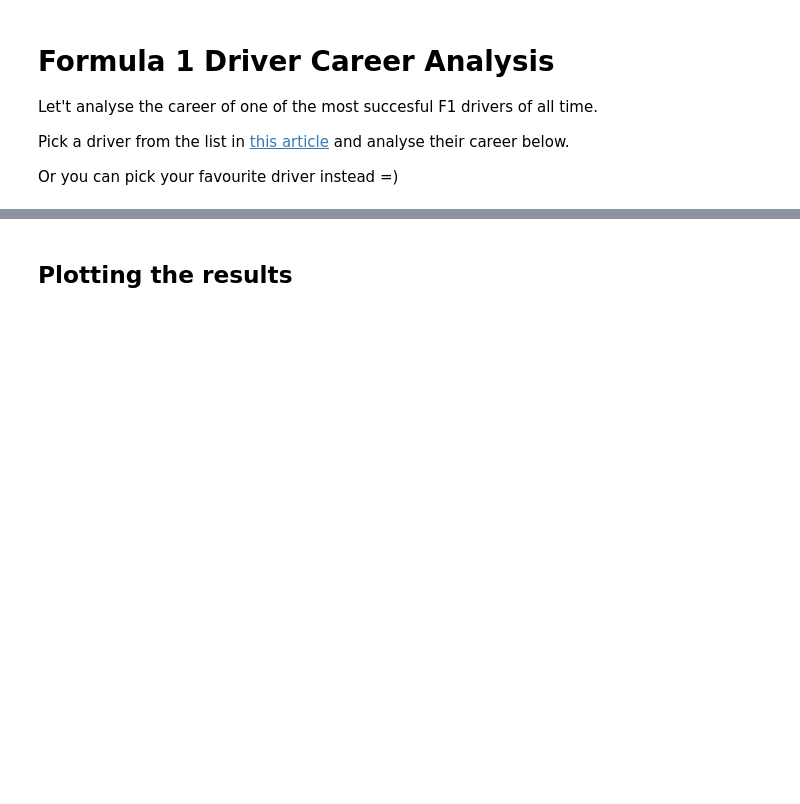
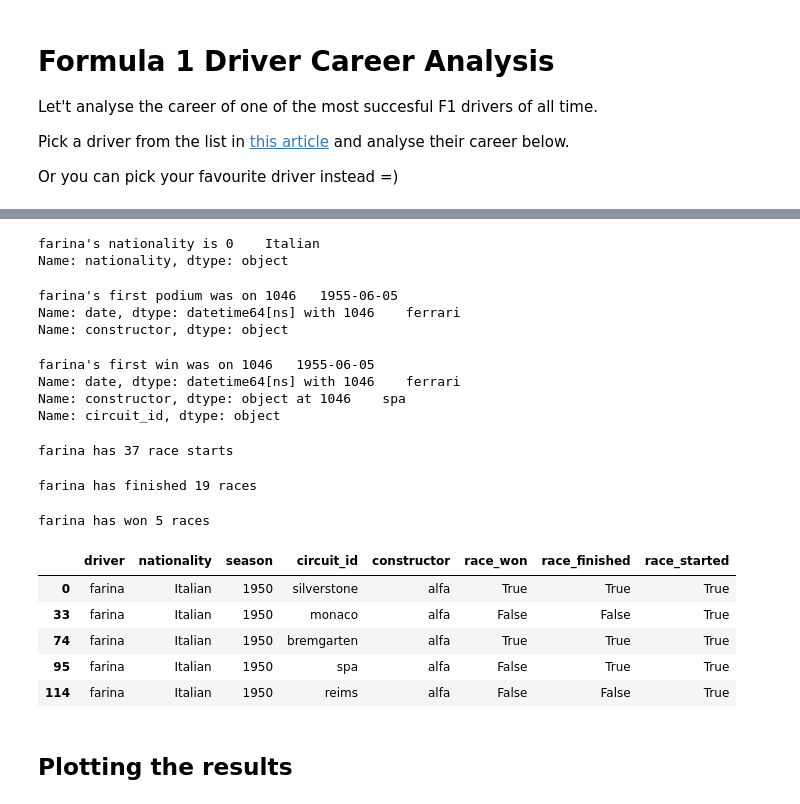
Before and after one commit to autrefois/bootcamp, a Jupyter notebook: 2022/python_workshop/notebooks/08_pandas.ipynb, the cells around one changed output, grey strips where cells are left out. Cells and saved outputs as stored; diff of their text form; code cells hidden in the pictures; blank space fills up the shorter version.

```diff
--- a/2022/python_workshop/notebooks/08_pandas.ipynb
+++ b/2022/python_workshop/notebooks/08_pandas.ipynb
@@ -906,60 +941,91 @@ f1_results['driver'].unique()
 # %%
 # which driver have you chosen?
-driver = '...'
+driver = 'farina'
 
 # what nationality is this driver?
-nationality = ...
+nationality = f1_results.query("driver == 'farina'")['nationality'].head(1)
 print(f"{driver}'s nationality is {nationality}")
+# %% [output]
+farina's nationality is 0    Italian
+Name: nationality, dtype: object
 # %%
 # when was his first race and for which constructor?
-races = ...
-first_race_date = ...
-first_race_constructor = ...
+f1_results = pd.read_csv('./resources/f1_results.csv', index_col=0, parse_dates = ['date'])
+first_race_date = f1_results.query("driver == 'farina'").sort_values(by = 'date', ascending = False).head(1)['date']
+first_race_constructor = f1_results.query("driver == 'farina'").sort_values(by = 'date', ascending = False).head(1)['constructor']
 print(f"{driver}'s first race was on {first_race_date} with {first_race_constructor}")
 # %%
 # when was his first podium + with which constructor?
 # keep in mind the driver may have been on the podium 0 times
-podiums = ...
-first_podium_date = ...
-first_podium_constructor = ...
+pd.read_csv('./resources/f1_results.csv', index_col=0, parse_dates = ['date'])
+# podiums = ...
+first_podium_date = f1_results.query("driver == 'farina' and podium <= 3").sort_values(by='date', ascending = False).head(1)['date']
+first_podium_constructor = f1_results.query("driver == 'farina' and podium <= 3").sort_values(by='date', ascending = False).head(1)['constructor']
 print(f"{driver}'s first podium was on {first_podium_date} with {first_podium_constructor}")
+# %% [output]
+farina's first podium was on 1046   1955-06-05
+Name: date, dtype: datetime64[ns] with 1046    ferrari
+Name: constructor, dtype: object
 # %%
 # what about his first win + with which constructor + which circuit?
 # keep in mind the driver may have won 0 races
-first_win = ...
-first_win_date = ...
-first_win_constructor = ...
-first_win_circuit = ...
+# first_win =
+# pd.read_csv('./resources/f1_results.csv', index_col=0, parse_dates = ['date'])
+first_win_date = f1_results.query("driver == @driver and podium == 3").sort_values(by='date', ascending = False).head(1)['date']
+first_win_constructor = f1_results.query("driver == @driver and podium == 3").sort_values(by='date', ascending = False).head(1)['constructor']
+first_win_circuit = f1_results.query("driver == @driver and podium == 3").sort_values(by='date', ascending = False).head(1)['circuit_id']
 print(f"{driver}'s first win was on {first_win_date} with {first_win_constructor} at {first_win_circuit}")
+# %% [output]
+farina's first win was on 1046   1955-06-05
+Name: date, dtype: datetime64[ns] with 1046    ferrari
+Name: constructor, dtype: object at 1046    spa
+Name: circuit_id, dtype: object
 # %%
 # how many race starts?
 # hint: check the Status is NOT one of Did not qualify, Did not prequalify, Not classified
-race_starts = ...
+# pd.read_csv('./resources/f1_results.csv', index_col=0, parse_dates = ['date'])
+race_starts = f1_results.query("driver == @driver and Status not in ['Did not qualify','Did not prequalify', 'Not classified']").count()['driver']
 print(f"{driver} has {race_starts} race starts")
+# %% [output]
+farina has 37 race starts
 # %%
 # how many of those races did he actually finished?
 # hint: look for Status Finished; for this exercise, we'll not consider other statuses as successful
-races_finished = ...
+races_finished = f1_results.query("driver == 'farina' and Status == 'Finished'").count()['driver']
 print(f"{driver} has finished {races_finished} races")
+# %% [output]
+farina has finished 19 races
 # %%
 # how many has he won?
-races_won = ...
+races_won = f1_results.query("driver == 'farina' and podium == 1").count()['driver']
 print(f"{driver} has won {races_won} races")
+# %% [output]
+farina has won 5 races
 # %%
 # create a dataframe that contains the follwing information:
 #
 # driver
 # nationality
 # season
 # circuit_id
 # race_started (Boolean)
 # race_finished (Boolean)
 # race_won (Boolean)
 # constructor
-
-f1_career = ...
-
+# pd.read_csv('./resources/f1_results.csv', index_col=0, parse_dates = ['date'])
+f1_results = f1_results.query("driver == @driver")
+f1_results['race_finished'] = f1_results['Status'] == 'Finished'
+f1_results['race_won'] = f1_results['podium'] == 1
+f1_results['race_started'] = ~f1_results['Status'].isin(['Did not qualify','Did not prequalify', 'Not classified'])
+f1_career = f1_results[['driver','nationality','season','circuit_id','constructor','race_won','race_finished','race_started']]
 f1_career.head()
+# %% [output]
+|  | driver | nationality | season | circuit_id | constructor | race_won | race_finished | race_started |
+| 0 | farina | Italian | 1950 | silverstone | alfa | True | True | True |
+| 33 | farina | Italian | 1950 | monaco | alfa | False | False | True |
+| 74 | farina | Italian | 1950 | bremgarten | alfa | True | True | True |
+| 95 | farina | Italian | 1950 | spa | alfa | False | True | True |
+| 114 | farina | Italian | 1950 | reims | alfa | False | False | True |
 # %% [markdown]
 ## Plotting the results
 # %%
```
Also changed, not shown: parts of 9 cells of this notebook.
